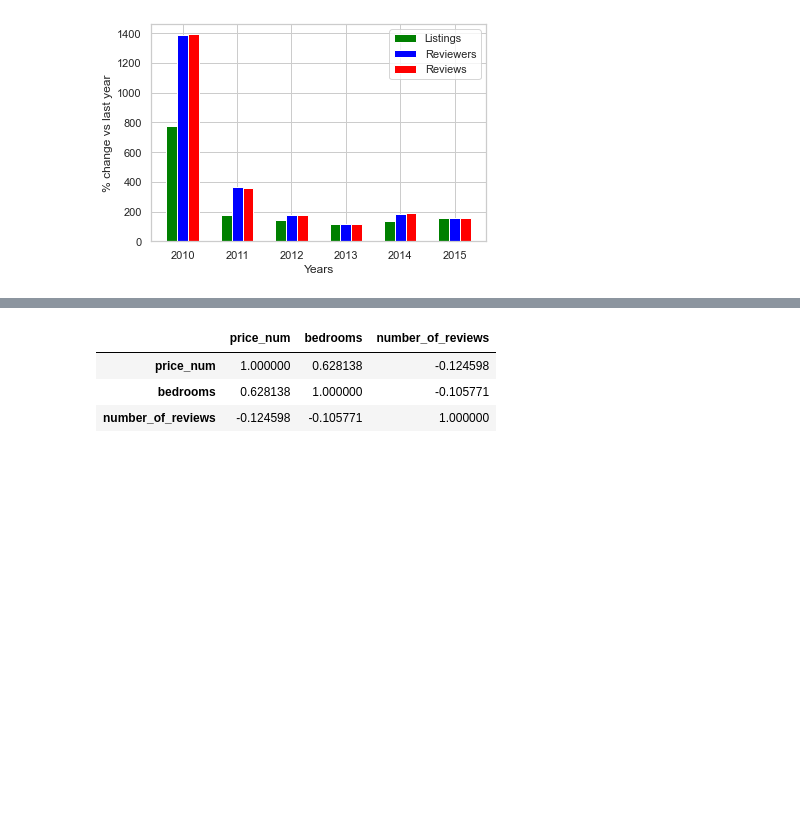
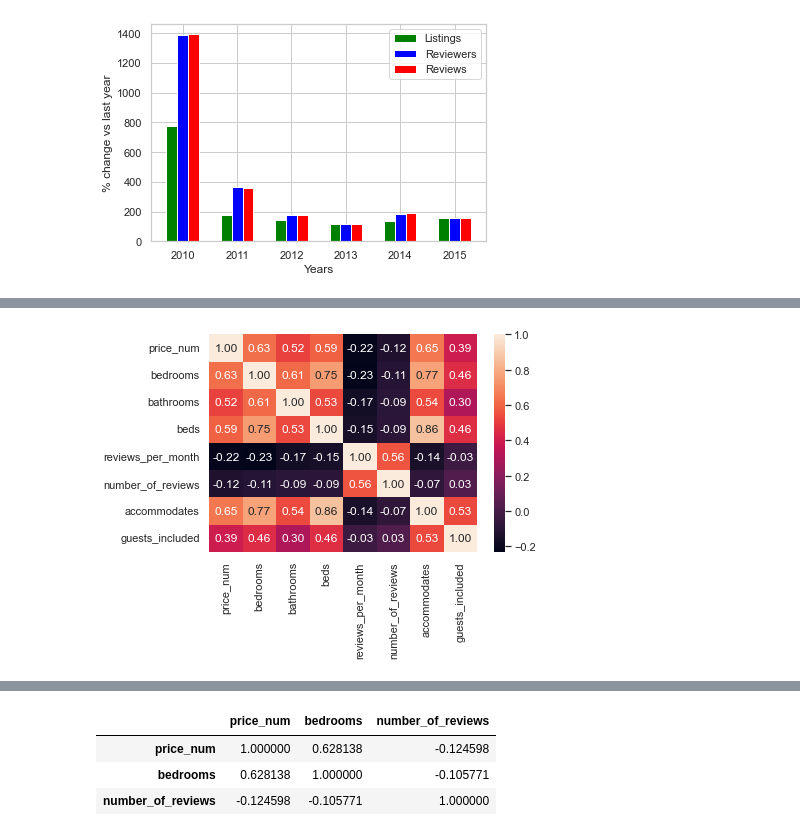
Before and after one commit to GKokkinopoulos/DS-Nanodegree-Project-1, a Jupyter notebook: Seattle Airbnb Project.ipynb, the cells around one changed output, grey strips where cells are left out. Cells and saved outputs as stored; diff of their text form; code cells hidden in the pictures; blank space fills up the shorter version.

```diff
--- a/Seattle Airbnb Project.ipynb
+++ b/Seattle Airbnb Project.ipynb
@@ -462,0 +415,13 @@ df_list_prices[num_vars].corr()
+# %%
+# Bathrooms, bedrooms and beds are quite strongly correlated to price (as expected) as well as accomodates (number of people)
+# and guests included.  Number of reviews seem to be important too (though negatively) as well as monthly reviews.
+# But these two sets of variables seem to be correlated to each other as they describe similar or related things.
+# So let's look closer at the correlation of these variables only to each other
+
+num_vars_new=['price_num','bedrooms','bathrooms','beds','reviews_per_month','number_of_reviews',
+              'accommodates','guests_included']
+# %%
+# A heatmap will make the difference here
+sns.heatmap(df_list_prices[num_vars_new].corr(), annot=True, fmt=".2f");
+# %% [output]
+[figure, added]
```
Also changed, not shown: parts of 82 cells of this notebook.
